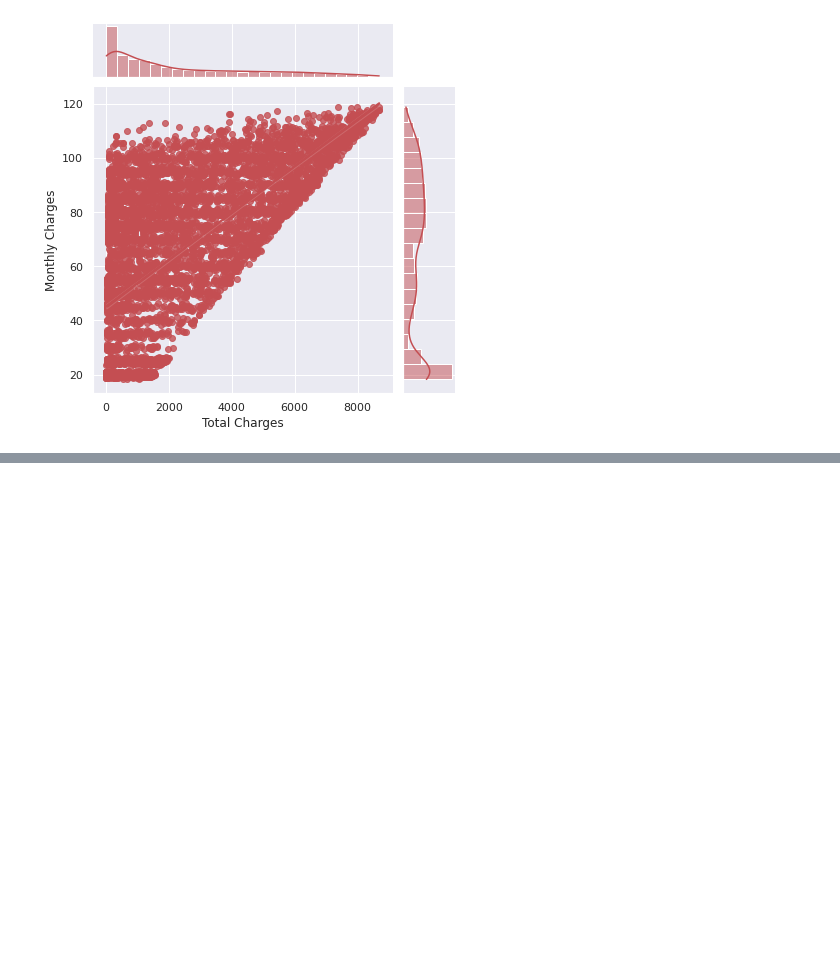
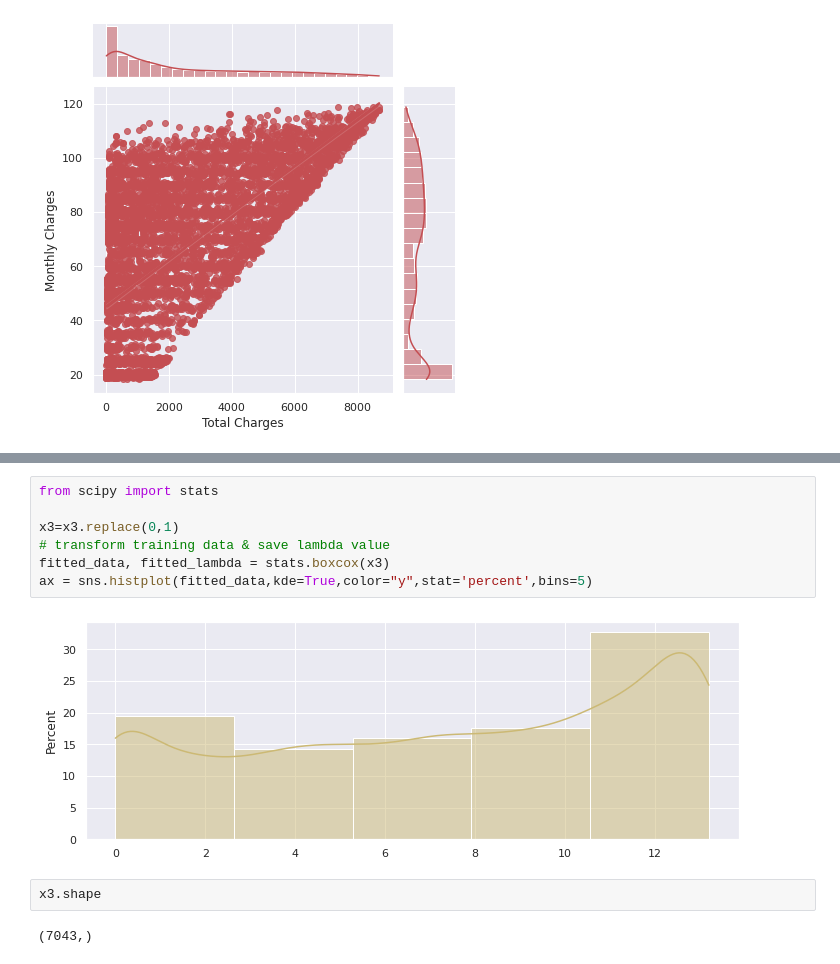
Before and after one commit to goswamimohit/churn_prediction, a Jupyter notebook: churn-pred.ipynb, the cells around one changed output, grey strips where cells are left out. Cells and saved outputs as stored; diff of their text form; blank space fills up the shorter version.

```diff
--- a/churn-pred.ipynb
+++ b/churn-pred.ipynb
@@ -269,0 +296,13 @@ sns.jointplot(data=churn, y="Monthly Charges", x="Total Charges",
+# %%
+from scipy import stats
+
+x3=x3.replace(0,1)
+# transform training data & save lambda value
+fitted_data, fitted_lambda = stats.boxcox(x3)
+ax = sns.histplot(fitted_data,kde=True,color="y",stat='percent',bins=5)
+# %% [output]
+[figure, added]
+# %%
+x3.shape
+# %% [output]
+(7043,)
```
Also changed, not shown: parts of 9 cells of this notebook.
